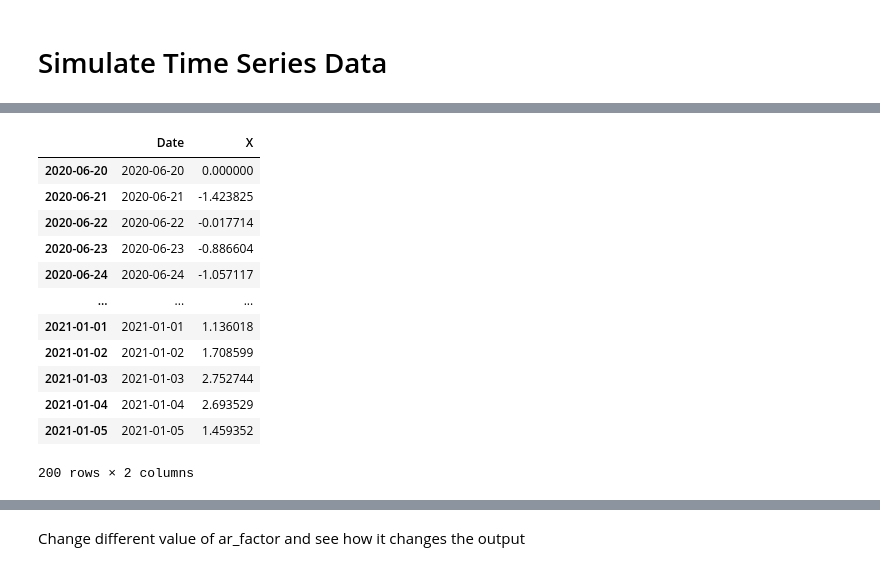
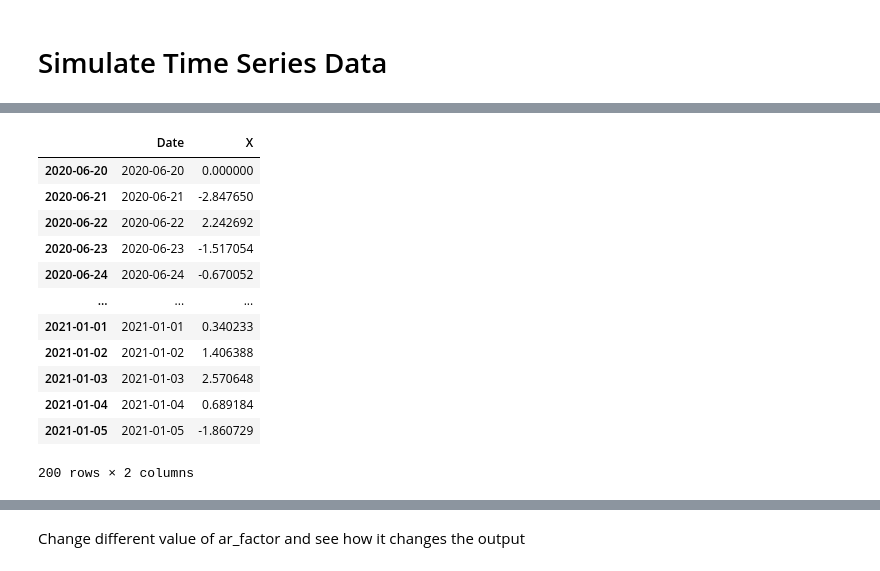
Before and after one commit to jessiejxyu2/ist526-1, a Jupyter notebook: time_series_analysis.ipynb, the cells around one changed output, grey strips where cells are left out. Drawn from its saved outputs; the diff is of its cells as text; code cells hidden in the pictures.

```diff
--- a/time_series_analysis.ipynb
+++ b/time_series_analysis.ipynb
@@ -1019,47 +1019,47 @@ rng = default_rng(12345)
 
 
 n_points = 200
-ar_factor = 0.9
-w_std = 1.0
+ar_factor = 0.1
+w_std = 2.0
 
 X_t = np.zeros(n_points)
 
 for i in range(1, n_points):
   X_t[i] = ar_factor * X_t[i-1] + rng.normal(0, w_std)
 
 # create a data-frame
 dates = pd.date_range(start='2020-06-20', periods=n_points, freq='D')
 
 df_simulated = pd.DataFrame(
   {'Date': dates,
    'X': X_t
   },
   index = dates
 )
 
 display(df_simulated)
 
 # visualiza
 fig = px.line(data_frame = df_simulated, y = 'X', markers=True)
 
 # Add rangeslider
 fig.update_xaxes(
   rangeslider_visible = True
 )
 
 fig.show()
 # %% [output]
 |  | Date | X |
 | 2020-06-20 | 2020-06-20 | 0.000000 |
-| 2020-06-21 | 2020-06-21 | -1.423825 |
-| 2020-06-22 | 2020-06-22 | -0.017714 |
-| 2020-06-23 | 2020-06-23 | -0.886604 |
-| 2020-06-24 | 2020-06-24 | -1.057117 |
+| 2020-06-21 | 2020-06-21 | -2.847650 |
+| 2020-06-22 | 2020-06-22 | 2.242692 |
+| 2020-06-23 | 2020-06-23 | -1.517054 |
+| 2020-06-24 | 2020-06-24 | -0.670052 |
 | ... | ... | ... |
-| 2021-01-01 | 2021-01-01 | 1.136018 |
-| 2021-01-02 | 2021-01-02 | 1.708599 |
-| 2021-01-03 | 2021-01-03 | 2.752744 |
-| 2021-01-04 | 2021-01-04 | 2.693529 |
-| 2021-01-05 | 2021-01-05 | 1.459352 |
+| 2021-01-01 | 2021-01-01 | 0.340233 |
+| 2021-01-02 | 2021-01-02 | 1.406388 |
+| 2021-01-03 | 2021-01-03 | 2.570648 |
+| 2021-01-04 | 2021-01-04 | 0.689184 |
+| 2021-01-05 | 2021-01-05 | -1.860729 |
 200 rows × 2 columns
 [interactive output not drawn]
```
Also changed, not shown: parts of 17 cells of this notebook.
